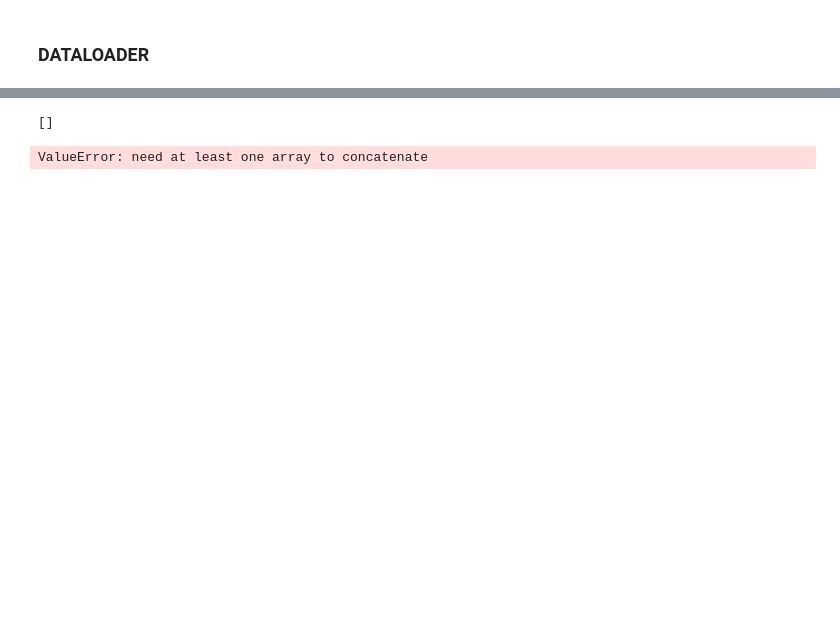
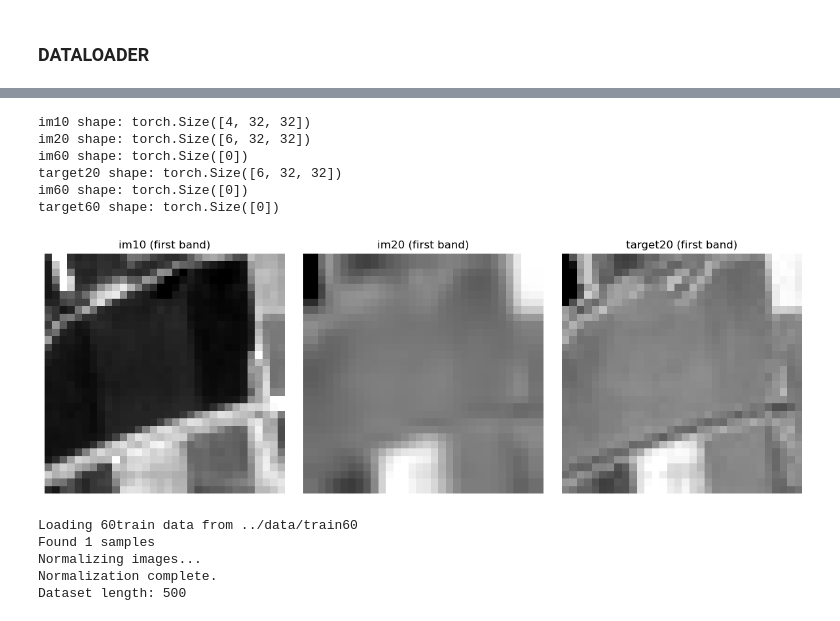
Before and after one commit to MrJJimenez/Super-Resolution-of-Sentinel-2-Low-Resolution, a Jupyter notebook: training/training.ipynb, the cells around one changed output, grey strips where cells are left out. Cells and saved outputs as stored; diff of their text form; code cells hidden in the pictures; blank space fills up the shorter version.

```diff
--- a/training/training.ipynb
+++ b/training/training.ipynb
@@ -44,28 +63,48 @@ torch.Size([1, 6, 60, 60]) torch.Size([1, 2, 60, 60])
 # %%
-dataset = Sentinel2Dataset20IMG()
 
-# Plot one image from each dataset tuple to check data loading
-im10, im20, target20 = dataset[0]
 
+im10, im20, im60, target20, target60 = dataset20[0]
+print(f"im10 shape: {im10.shape}")
+print(f"im20 shape: {im20.shape}")
+print(f"im60 shape: {im60.shape}")
+print(f"target20 shape: {target20.shape}")
+print(f"im60 shape: {im60.shape}")
+print(f"target60 shape: {target60.shape}")
+
+# Plot one image from each dataset tuple to check data is correctly loaded
 plt.figure(figsize=(12, 4))
 
 plt.subplot(1, 3, 1)
 plt.title("im10 (first band)")
-plt.imshow(im10[0].cpu().numpy(), cmap='gray')
+plt.imshow(im10[1].cpu().numpy(), cmap='gray')
 plt.axis('off')
 
 plt.subplot(1, 3, 2)
 plt.title("im20 (first band)")
-plt.imshow(im20[0].cpu().numpy(), cmap='gray')
+plt.imshow(im20[1].cpu().numpy(), cmap='gray')
 plt.axis('off')
 
 plt.subplot(1, 3, 3)
 plt.title("target20 (first band)")
-plt.imshow(target20[0].cpu().numpy(), cmap='gray')
+plt.imshow(target20[1].cpu().numpy(), cmap='gray')
 plt.axis('off')
 
 plt.tight_layout()
 plt.show()
 # %% [output]
-[]
+im10 shape: torch.Size([4, 32, 32])
+im20 shape: torch.Size([6, 32, 32])
+im60 shape: torch.Size([0])
+target20 shape: torch.Size([6, 32, 32])
+im60 shape: torch.Size([0])
+target60 shape: torch.Size([0])
-ValueError: need at least one array to concatenate
+[figure, added]
+# %%
+dataset60 = Sentinel2Dataset(dataset_type="60train")
+print(f"Dataset length: {len(dataset60)}")
+# %% [output]
+Loading 60train data from ../data/train60
+Found 1 samples
+Normalizing images...
+Normalization complete.
+Dataset length: 500
```
Also changed, not shown: parts of 5 cells of this notebook, 2 other files.
